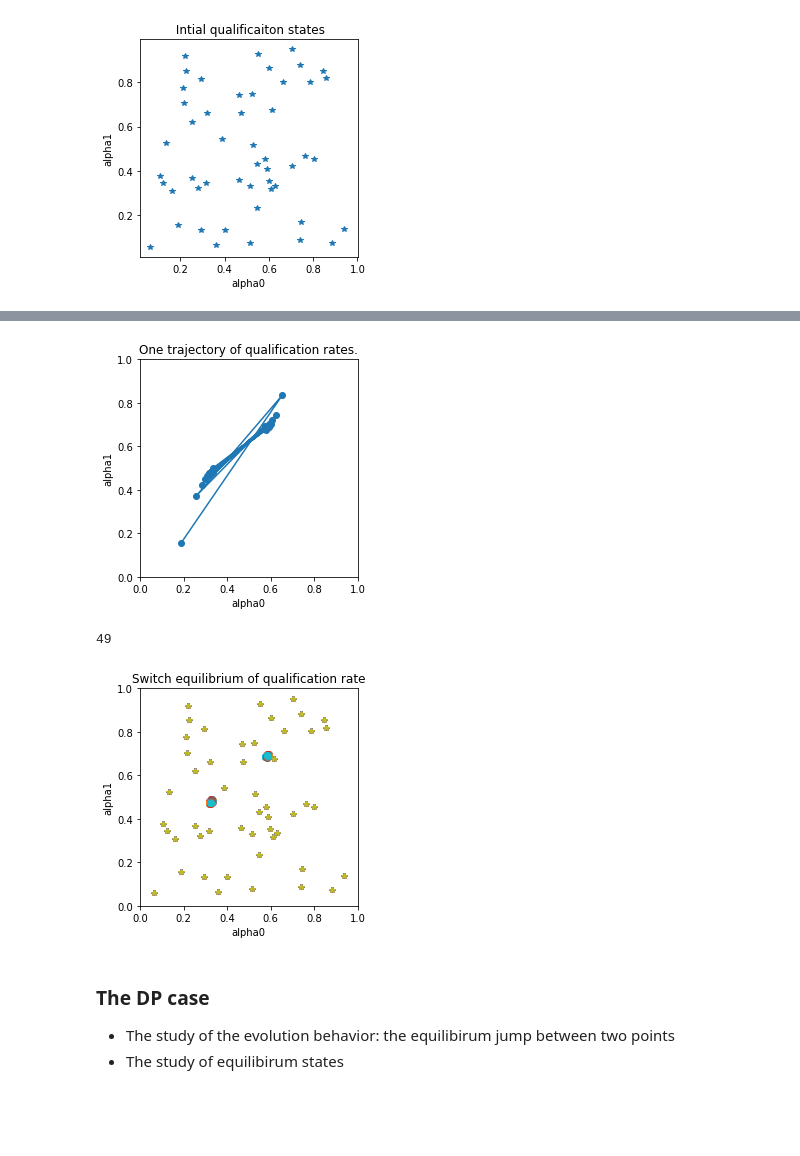
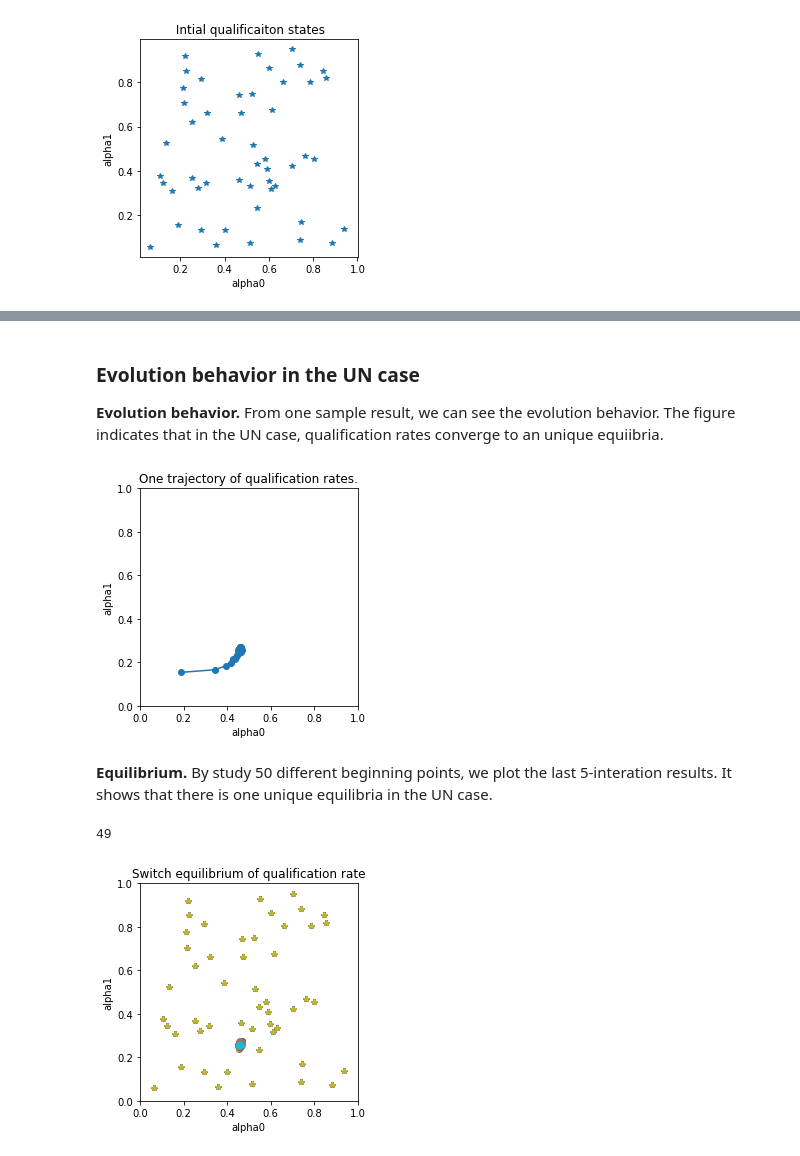
Before and after one commit to TURuibo/long-term-impact-of-fairness-constraints, a Jupyter notebook: COMPAS_dynamics.ipynb, the cells around one changed output, grey strips where cells are left out. Cells and saved outputs as stored; diff of their text form; code cells hidden in the pictures; blank space fills up the shorter version.

```diff
--- a/COMPAS_dynamics.ipynb
+++ b/COMPAS_dynamics.ipynb
@@ -44,12 +51,12 @@ plt.show()
 # The order of index in T:
 # ["qualification state", "decision", "group"]
 T = np.zeros((2, 2, 2))
-T[0,0,0] = 0.7
+T[0,0,0] = 0.3
 T[0,1,0] = 0.5
 T[1,0,0] = 0.5
-T[1,1,0] = 0.1
+T[1,1,0] = 0.7
 
-T[0,0,1] = 0.9 # "Caucasian"
+T[0,0,1] = 0.1 # "Caucasian"
 T[0,1,1] = 0.5
 T[1,0,1] = 0.5
-T[1,1,1] = 0.3
+T[1,1,1] = 0.9
@@ -65,48 +73,52 @@ T[1,1,1] = 0.3
+# %% [markdown]
+### Evolution behavior in the UN case
+**Evolution behavior.** From one sample result, we can see the evolution behavior. The figure indicates that in the UN case, qualification rates converge to an unique equiibria.
 # %%
 np.random.seed(777)
-MAX_ITERATION_EQUILIBRIUM = 50
+MAX_ITERATION_EQUILIBRIUM = 100
 
 k=0
-
 alpha0, alpha1 =  alpha0List[k],alpha1List[k]
 alpha0_un_evolution=[alpha0]
 alpha1_un_evolution=[alpha1]
 t = 0
 while t < MAX_ITERATION_EQUILIBRIUM:
     t+=1
-    # r_label0_group0,r_label0_group1,r_label1_group0,r_label1_group1
+    # Group-wise ratio
     ratio = P0*(1-alpha0),(1-P0)*(1-alpha1),P0*alpha0,(1-P0)*alpha1
 
-    # sample individuals from 4 sub-groups
+    # Sampling according to the group-wise ratios
     X_train,y_train,sensitive_features_train = dataSelection(X,y,sensitive_features,subgroups_indices,ratio)
 
     # train (fair) classifiers
     pr_un,acc_un,tpr_un,fpr_un = eva_classifier(X_train,y_train,sensitive_features_train)
 
     # transitions
     alpha0_un_evolution.append(transition(alpha0,
                                           tpr_un["African-American"],
                                           fpr_un["African-American"],
                                           T, group = 0))
 
     alpha1_un_evolution.append(transition(alpha1,
                                           tpr_un["Caucasian"],fpr_un["Caucasian"],
                                           T, group = 1))
 
     alpha0 = alpha0_un_evolution[-1]
     alpha1 = alpha1_un_evolution[-1]
 
 plt.figure()
 plt.axis('square')
 plt.xlabel('alpha0')
 plt.ylabel('alpha1')
 plt.plot(alpha0_un_evolution,alpha1_un_evolution,'o-')
 plt.ylim(0, 1)
 plt.xlim(0, 1)
 plt.title("One trajectory of qualification rates.")
 plt.show()
 # %% [output]
-[figure, old version]
+[figure, new version]
+# %% [markdown]
+**Equilibrium.** By study 50 different beginning points, we plot the last 5-interation results. It shows that there is one unique equilibria in the UN case.
 # %%
 np.random.seed(777)
 MAX_ITERATION_EQUILIBRIUM = 50
@@ -154,8 +166,4 @@ plt.title("Switch equilibrium of qualification rate")
 plt.show()
 # %% [output]
 49
-[figure, old version]
+[figure, new version]
-# %% [markdown]
-### The DP case
-- The study of the evolution behavior: the equilibirum jump between two points
-- The study of equilibirum states
```
Also changed, not shown: parts of 23 cells of this notebook, 2 other files.
